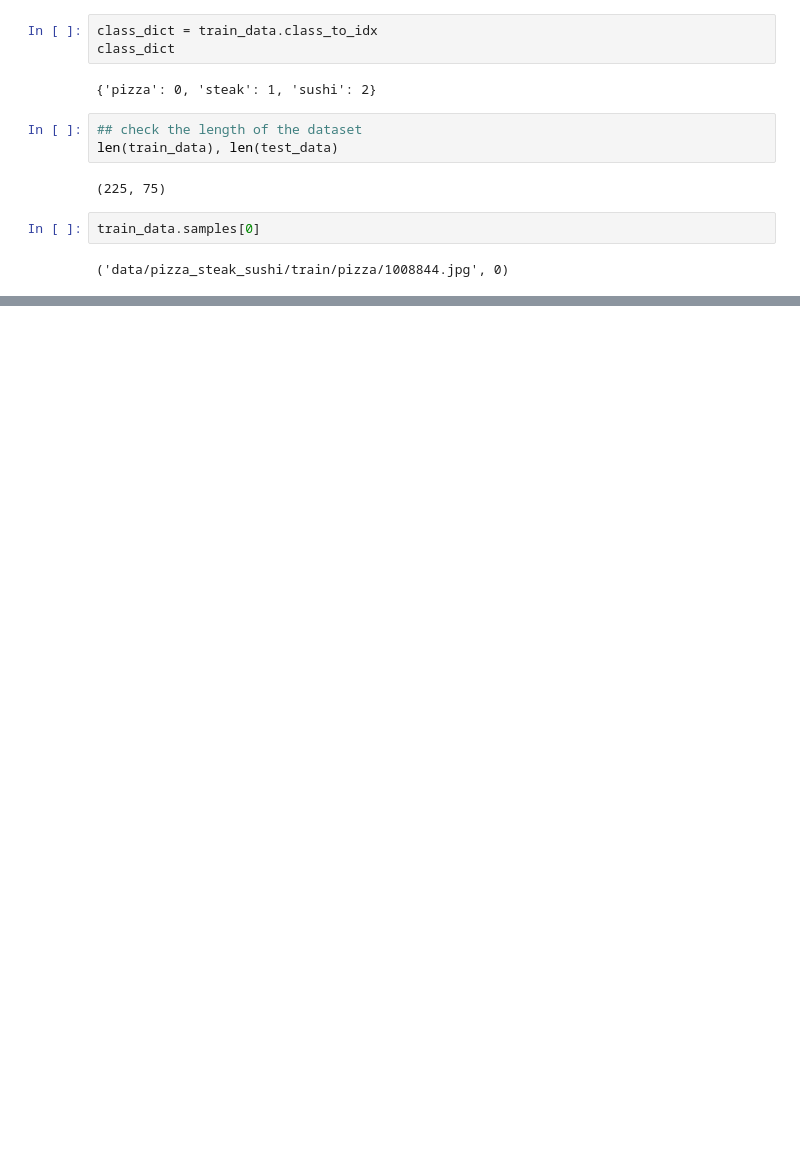
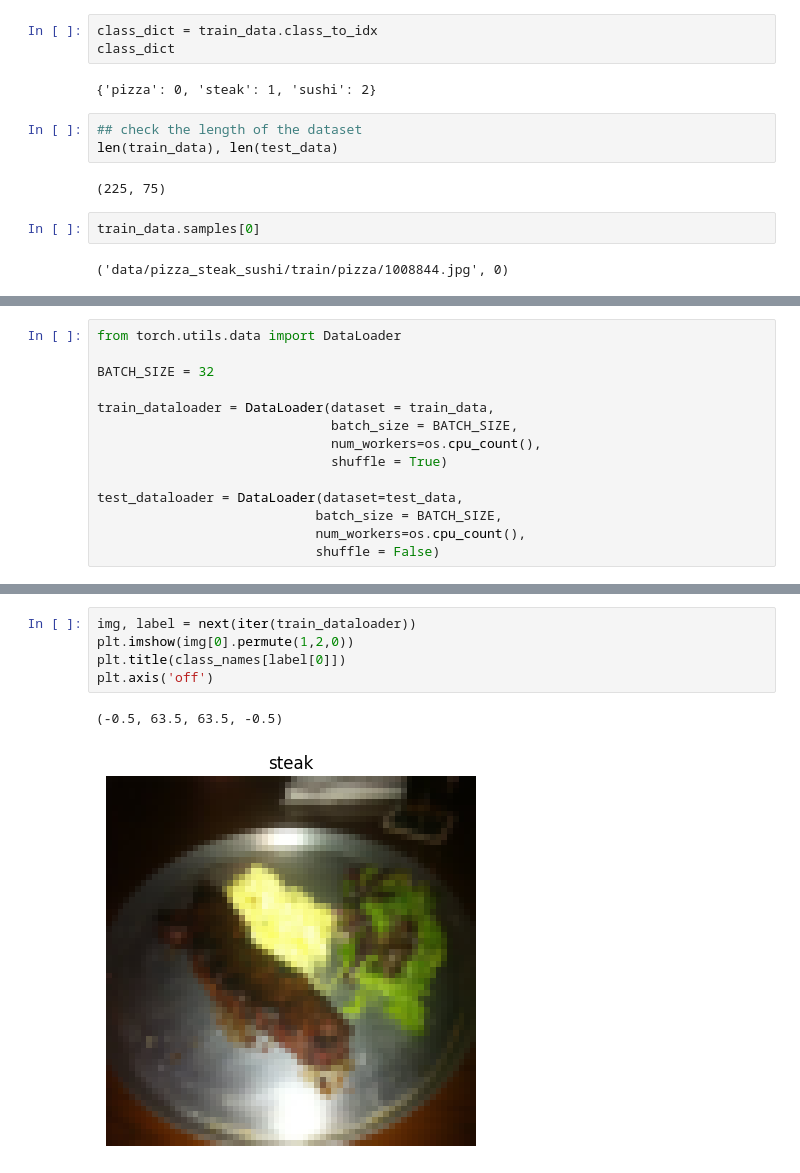
Before and after one commit to ujjawalsingh10/Pytorch-Deep-Learning, a Jupyter notebook: 04_Custom_datasets.ipynb, the cells around one changed output, grey strips where cells are left out. Drawn from its saved outputs; the diff is of its cells as text; blank space fills up the shorter version.

```diff
--- a/04_Custom_datasets.ipynb
+++ b/04_Custom_datasets.ipynb
@@ -227,0 +243,14 @@ train_data.samples[0]
+# %%
+from torch.utils.data import DataLoader
+
+BATCH_SIZE = 32
+
+train_dataloader = DataLoader(dataset = train_data,
+                              batch_size = BATCH_SIZE,
+                              num_workers=os.cpu_count(),
+                              shuffle = True)
+
+test_dataloader = DataLoader(dataset=test_data,
+                            batch_size = BATCH_SIZE,
+                            num_workers=os.cpu_count(),
+                            shuffle = False)
@@ -227,0 +266,8 @@ train_data.samples[0]
+# %%
+img, label = next(iter(train_dataloader))
+plt.imshow(img[0].permute(1,2,0))
+plt.title(class_names[label[0]])
+plt.axis('off')
+# %% [output]
+(-0.5, 63.5, 63.5, -0.5)
+[figure, added]
```
Also changed, not shown: parts of 11 cells of this notebook.
